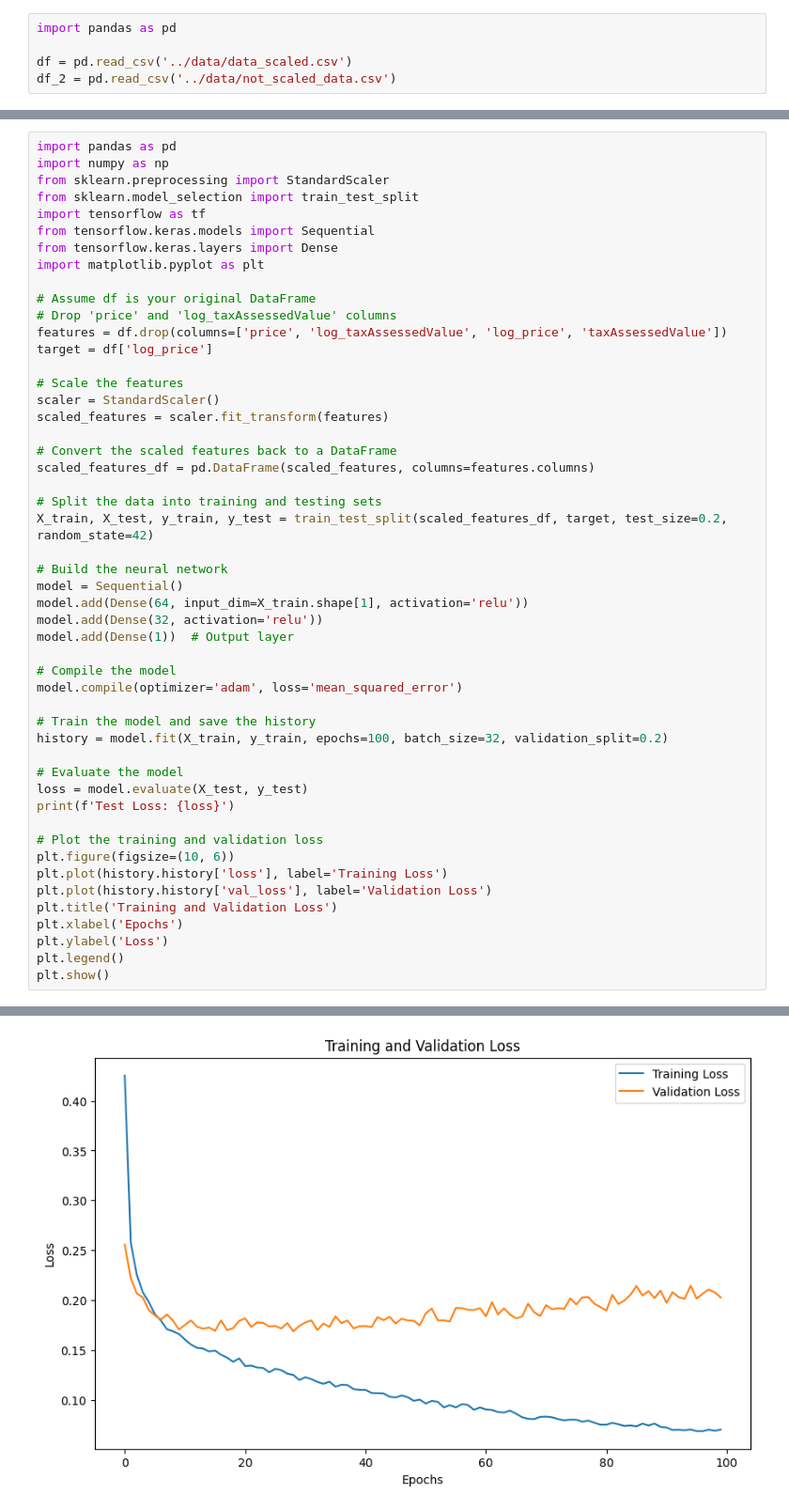
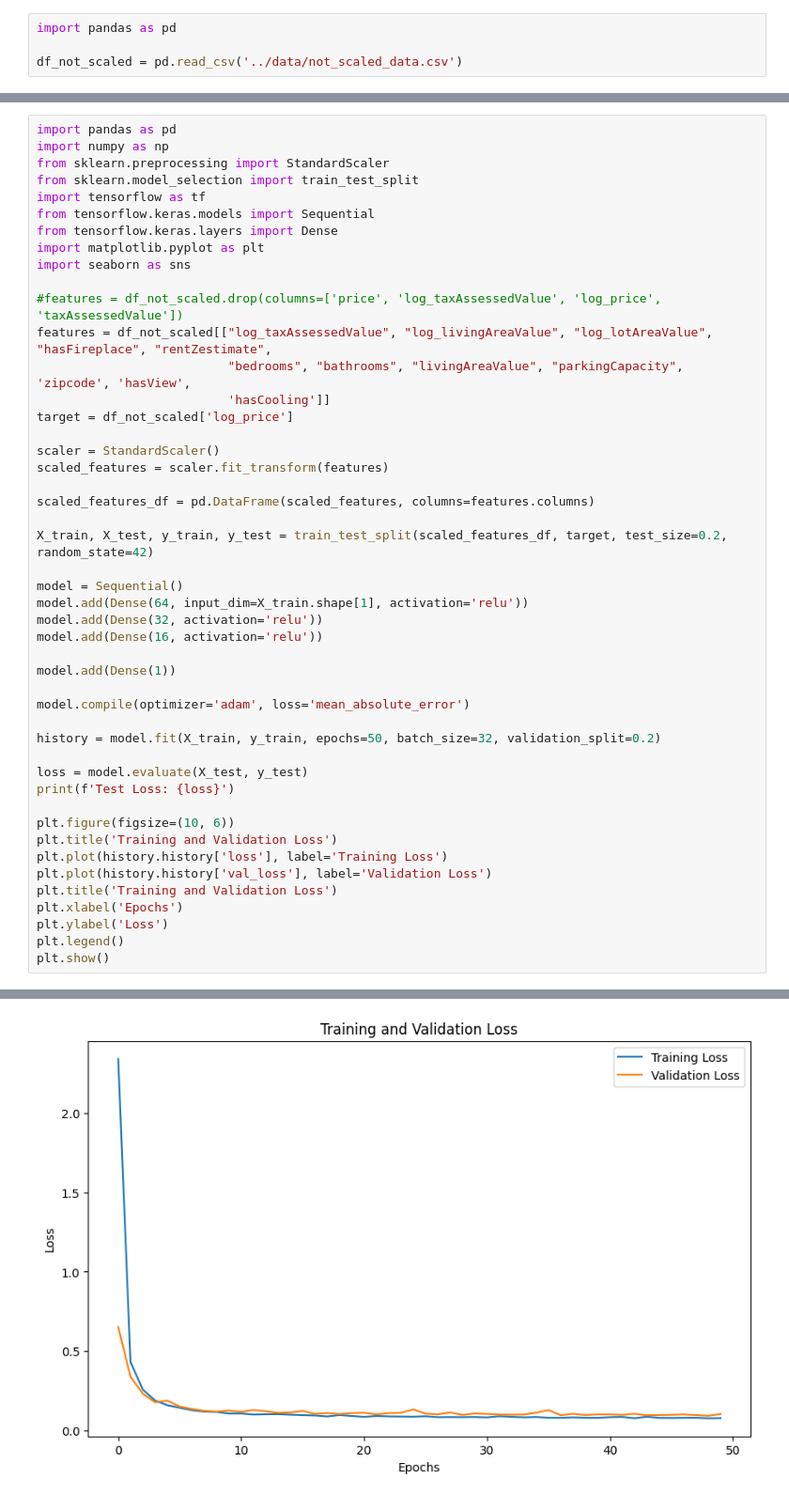
Before and after one commit to MAmin-y/House-price-analysis-and-prediction-LA-2024, a Jupyter notebook: Phase2/nn.ipynb, the cells around one changed output, grey strips where cells are left out. Shown at 94% size. Cells and saved outputs as stored; diff of their text form.

Commit message:
Worked on nn + Complete Regression Model notebook

```diff
--- a/Phase2/nn.ipynb
+++ b/Phase2/nn.ipynb
@@ -1,5 +3,4 @@
 # %%
 import pandas as pd
 
-df = pd.read_csv('../data/data_scaled.csv')
-df_2 = pd.read_csv('../data/not_scaled_data.csv')
+df_not_scaled = pd.read_csv('../data/not_scaled_data.csv')
@@ -12,40 +57,37 @@ import tensorflow as tf
 from tensorflow.keras.models import Sequential
 from tensorflow.keras.layers import Dense
 import matplotlib.pyplot as plt
+import seaborn as sns
 
-# Assume df is your original DataFrame
-# Drop 'price' and 'log_taxAssessedValue' columns
-features = df.drop(columns=['price', 'log_taxAssessedValue', 'log_price', 'taxAssessedValue'])
-target = df['log_price']
+#features = df_not_scaled.drop(columns=['price', 'log_taxAssessedValue', 'log_price', 'taxAssessedValue'])
+features = df_not_scaled[["log_taxAssessedValue", "log_livingAreaValue", "log_lotAreaValue", "hasFireplace", "rentZestimate",
+                          "bedrooms", "bathrooms", "livingAreaValue", "parkingCapacity", 'zipcode', 'hasView',
+                          'hasCooling']]
+target = df_not_scaled['log_price']
 
-# Scale the features
 scaler = StandardScaler()
 scaled_features = scaler.fit_transform(features)
 
-# Convert the scaled features back to a DataFrame
 scaled_features_df = pd.DataFrame(scaled_features, columns=features.columns)
 
-# Split the data into training and testing sets
 X_train, X_test, y_train, y_test = train_test_split(scaled_features_df, target, test_size=0.2, random_state=42)
 
-# Build the neural network
 model = Sequential()
 model.add(Dense(64, input_dim=X_train.shape[1], activation='relu'))
 model.add(Dense(32, activation='relu'))
-model.add(Dense(1))  # Output layer
+model.add(Dense(16, activation='relu'))
 
-# Compile the model
-model.compile(optimizer='adam', loss='mean_squared_error')
+model.add(Dense(1))
 
-# Train the model and save the history
-history = model.fit(X_train, y_train, epochs=100, batch_size=32, validation_split=0.2)
+model.compile(optimizer='adam', loss='mean_absolute_error')
 
-# Evaluate the model
+history = model.fit(X_train, y_train, epochs=50, batch_size=32, validation_split=0.2)
+
 loss = model.evaluate(X_test, y_test)
 print(f'Test Loss: {loss}')
 
-# Plot the training and validation loss
 plt.figure(figsize=(10, 6))
+plt.title('Training and Validation Loss')
 plt.plot(history.history['loss'], label='Training Loss')
 plt.plot(history.history['val_loss'], label='Validation Loss')
 plt.title('Training and Validation Loss')
@@ -75 +117 @@ Test Loss: 0.18456591665744781
-[figure, old version]
+[figure, new version]
```
Also changed, not shown: parts of 12 cells of this notebook, 1 other file.
